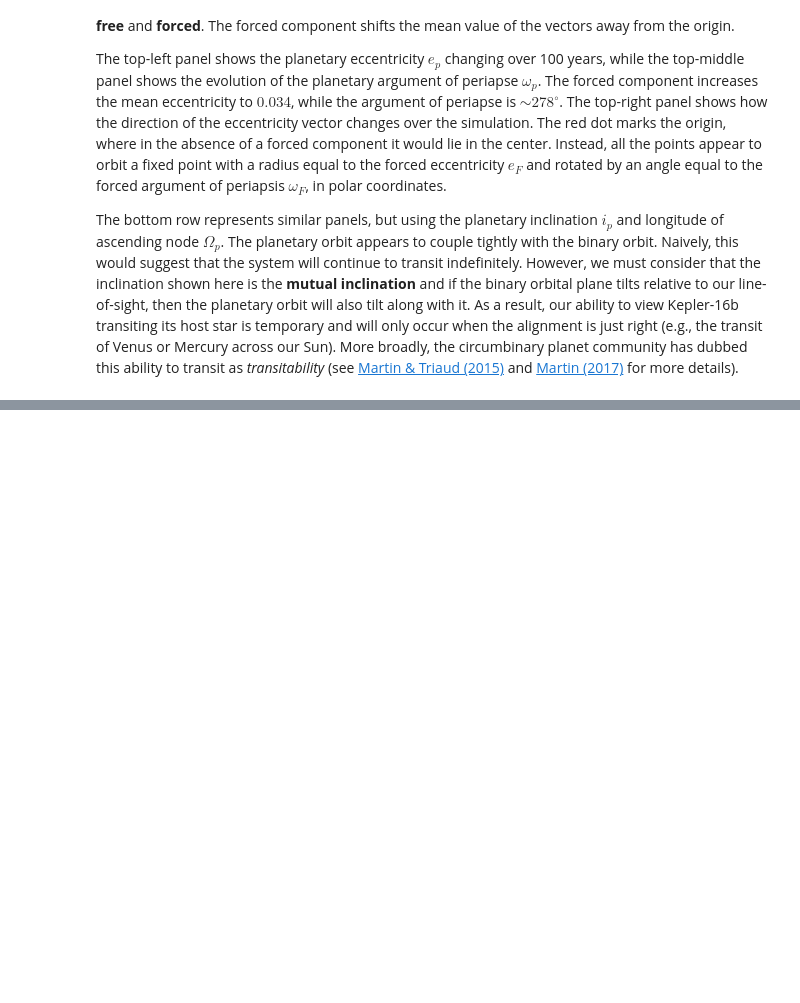
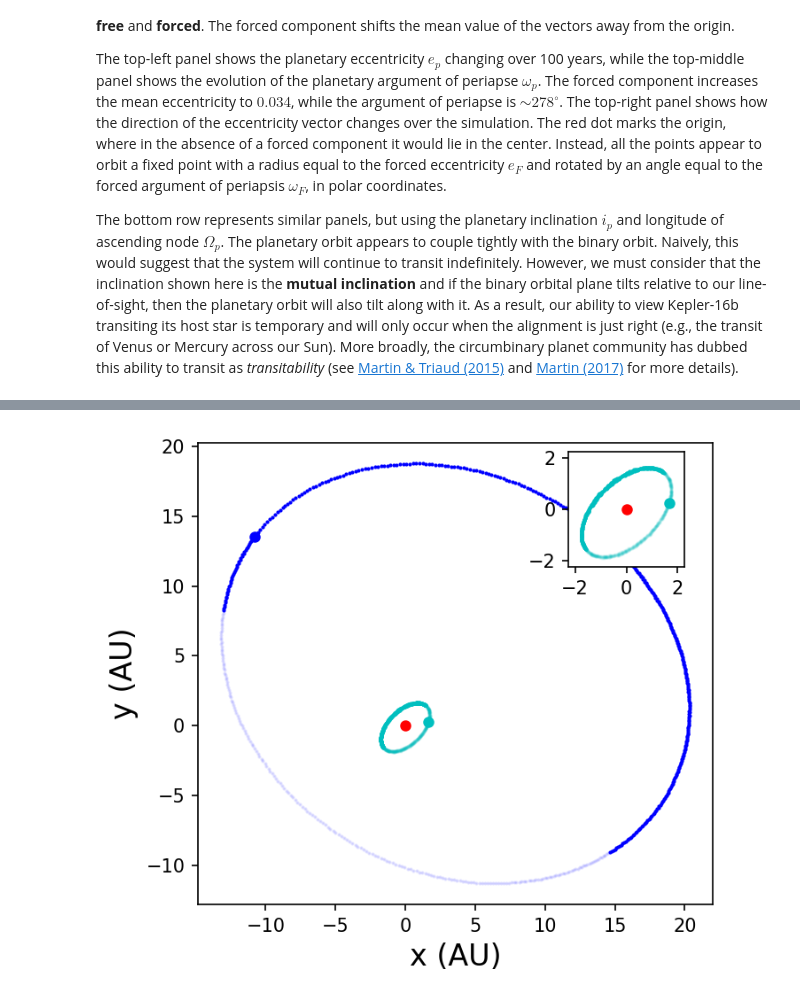
Before and after one commit to saturnaxis/exoplanet-binary, a Jupyter notebook: Tutorials/three-body-stability.ipynb, the cells around one changed output, grey strips where cells are left out. Cells and saved outputs as stored; diff of their text form; code cells hidden in the pictures; blank space fills up the shorter version.

Commit message:
added Gamma Cep simulation

```diff
--- a/Tutorials/three-body-stability.ipynb
+++ b/Tutorials/three-body-stability.ipynb
@@ -356,0 +417,52 @@ The bottom row represents similar panels, but using the planetary inclination $i
+# %%
+import rebound
+import numpy as np
+import matplotlib.pyplot as plt
+from mpl_toolkits.axes_grid1.inset_locator import inset_axes
+
+def Rot(ang1,ang2,x):
+    rot_omg = np.array([[np.cos(ang1),-np.sin(ang1),0],[np.sin(ang1),np.cos(ang1),0],[0,0,1]])
+    rot_inc = np.array([[1, 0, 0], [0,np.cos(ang2),-np.sin(ang2)],[0,np.sin(ang2),np.cos(ang2)]])
+    rot_mat = np.dot(rot_omg,rot_inc)
+    return np.dot(rot_mat,x)
+
+#plot the simulation
+sa = rebound.SimulationArchive(output_bin)
+
+fig = plt.figure(figsize=(5,5),dpi=150)
+ax = fig.add_subplot(111)
+axins = inset_axes(ax, width="100%", height="50%", bbox_to_anchor=(.7, .5, .3, .5), bbox_transform=ax.transAxes)
+ax.set_aspect('equal')
+axins.set_aspect('equal')
+
+xy_coords = np.zeros((len(sa),9))
+for s in range(0,len(sa)):
+    sim = sa[s] #iterate through each snapshot in sa
+    ps = sim.particles #intermediate object to simplify the referencing
+    sim.move_to_hel() #shift to astrocentric coordinates
+    for p in range(0,len(ps)):
+        Cart = np.array([ps[p].x, ps[p].y, ps[p].z])
+        rot_xy = Rot(-ps[2].Omega,-ps[2].inc,Cart)
+        xy_coords[s,3*p] = rot_xy[0]
+        xy_coords[s,3*p+1] = rot_xy[1]
+        xy_coords[s,3*p+2] = rot_xy[2]
+
+color = ['r','c','b']
+for p in range(0,3):
+    pos_z = np.where(xy_coords[:,3*p+2]>=0)[0]
+    neg_z = np.where(xy_coords[:,3*p+2]<0)[0]
+    ax.plot(xy_coords[neg_z,3*p],xy_coords[neg_z,3*p+1],'.',color=color[p],ms=2,alpha=0.1)
+    ax.plot(xy_coords[pos_z,3*p],xy_coords[pos_z,3*p+1],'.',color=color[p],ms=2)
+    ax.plot(xy_coords[0,3*p],xy_coords[0,3*p+1],'.',color=color[p],ms=10)
+    if p == 1:
+        axins.plot(xy_coords[neg_z,3*p],xy_coords[neg_z,3*p+1],'.',color=color[p],ms=2,alpha=0.1)
+        axins.plot(xy_coords[pos_z,3*p],xy_coords[pos_z,3*p+1],'.',color=color[p],ms=2)
+        axins.plot(xy_coords[0,3*p],xy_coords[0,3*p+1],'.',color=color[p],ms=10)
+axins.plot(0,0,'r.',ms=10)
+axins.set_xlim(-2.25,2.25)
+axins.set_ylim(-2.25,2.25)
+
+ax.set_xlabel("x (AU)",fontsize=16)
+ax.set_ylabel("y (AU)",fontsize=16);
+# %% [output]
+[figure, added]
```
Also changed, not shown: parts of 12 cells of this notebook, 14 other files.
